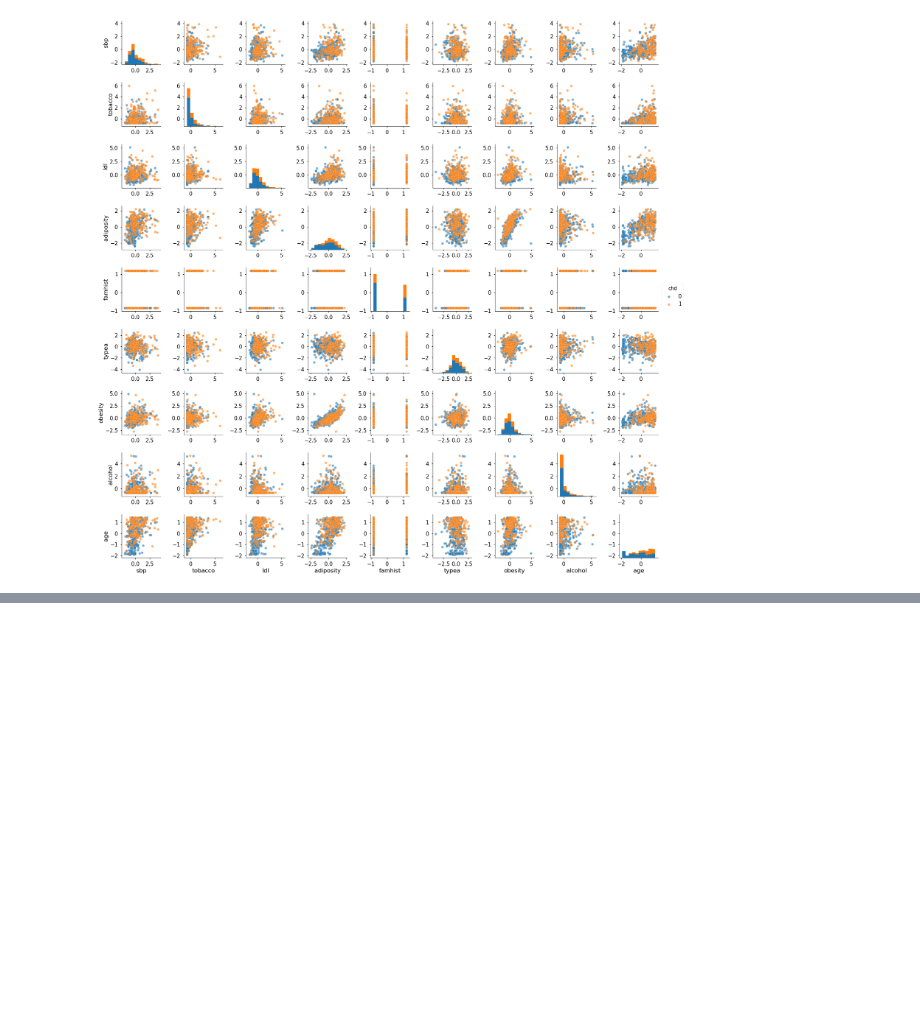
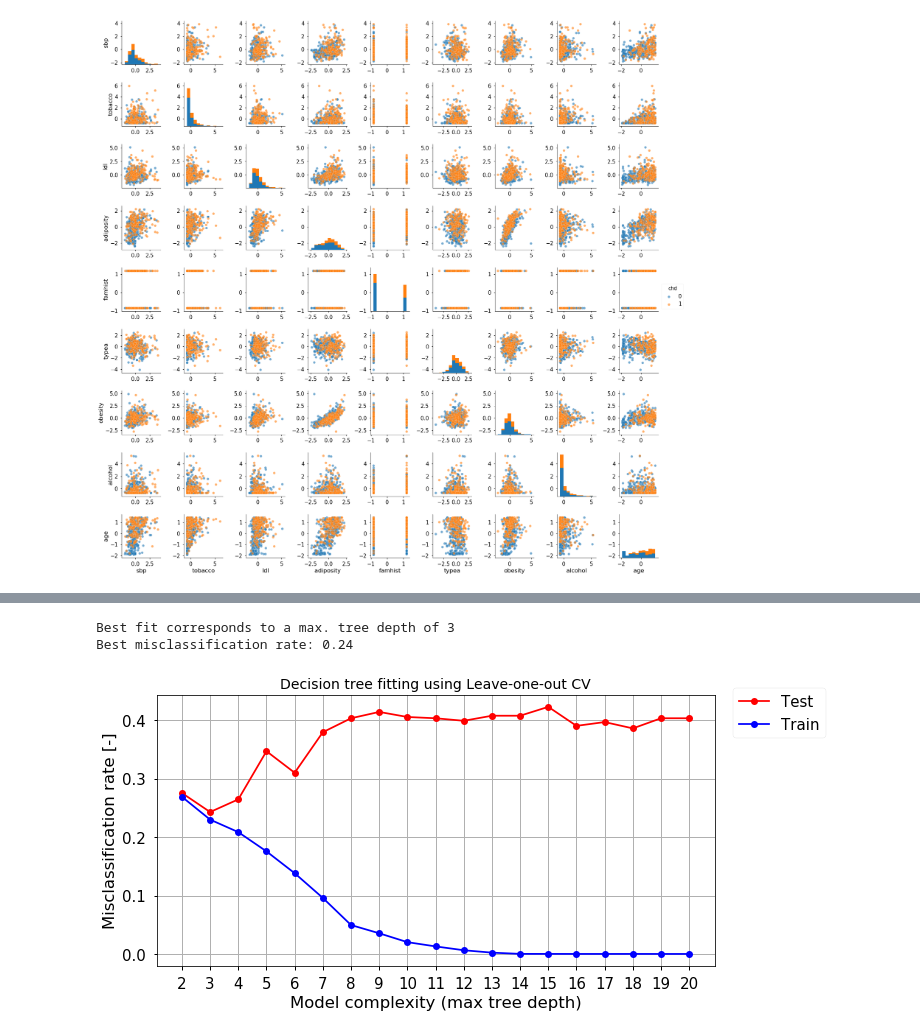
Before and after one commit to benbenasque/machine_learning_tutorials, a Jupyter notebook: machine_learning_exercise.ipynb, the cells around one changed output, grey strips where cells are left out. Cells and saved outputs as stored; diff of their text form; code cells hidden in the pictures; blank space fills up the shorter version.

```diff
--- a/machine_learning_exercise.ipynb
+++ b/machine_learning_exercise.ipynb
@@ -265,0 +290,49 @@ sns.pairplot(data=data_tr, hue='chd',x_vars=attribute_names, y_vars=attribute_na
+# %%
+## User inputs
+
+# Maximum Tree depths
+tc = np.arange(2, 21, 1)
+
+# Purity gain criterion
+criterion = 'gini'
+# %%
+CV = model_selection.LeaveOneOut()
+
+Error_train, Error_test = [], []
+for train_index, test_index in CV.split(X_dtc):
+    X_train, y_train = X_dtc[train_index,:], y_dtc[train_index]
+    X_test, y_test = X_dtc[test_index,:], y_dtc[test_index]
+    misclass_test, misclass_train = [], []
+    for i, t in enumerate(tc):
+        # Fit decision tree classifier, Gini split criterion, different pruning levels
+        dtc = tree.DecisionTreeClassifier(criterion=criterion, max_depth=t)
+        dtc = dtc.fit(X_train,y_train.ravel())
+        y_est_test = dtc.predict(X_test)
+        y_est_train = dtc.predict(X_train)
+        # Evaluate misclassification rate over train/test data
+        misclass_test.append(np.abs(y_est_test - y_test))
+        misclass_train.append(np.sum(np.abs(y_est_train - y_train)) / len(y_est_train))
+
+    Error_train.append(misclass_train)
+    Error_test.append(misclass_test)
+
+colnames_dt = [str(i) for i in tc]
+Error_test_df = pd.DataFrame(Error_test, columns=colnames_dt)
+Error_train_df = pd.DataFrame(Error_train, columns=colnames_dt)
+
+plt.figure(figsize=(10,5))
+plt.title('Decision tree fitting using Leave-one-out CV', size=14)
+plt.plot(tc, Error_test_df.mean(), 'ro-',label='Test')
+plt.plot(tc, Error_train_df.mean(), 'bo-',label='Train')
+plt.xlabel('Model complexity (max tree depth)')
+plt.ylabel('Misclassification rate [-]')
+plt.xticks(tc)
+plt.grid()
+plt.legend(bbox_to_anchor=(1.02, 1.05))
+
+print('Best fit corresponds to a max. tree depth of {}'.format(Error_test_df.mean().idxmin()))
+print('Best misclassification rate: {}'.format(np.round(np.min(Error_test_df.mean()),2)))
+# %% [output]
+Best fit corresponds to a max. tree depth of 3
+Best misclassification rate: 0.24
+[figure, added]
```
Also changed, not shown: parts of 6 cells of this notebook.
